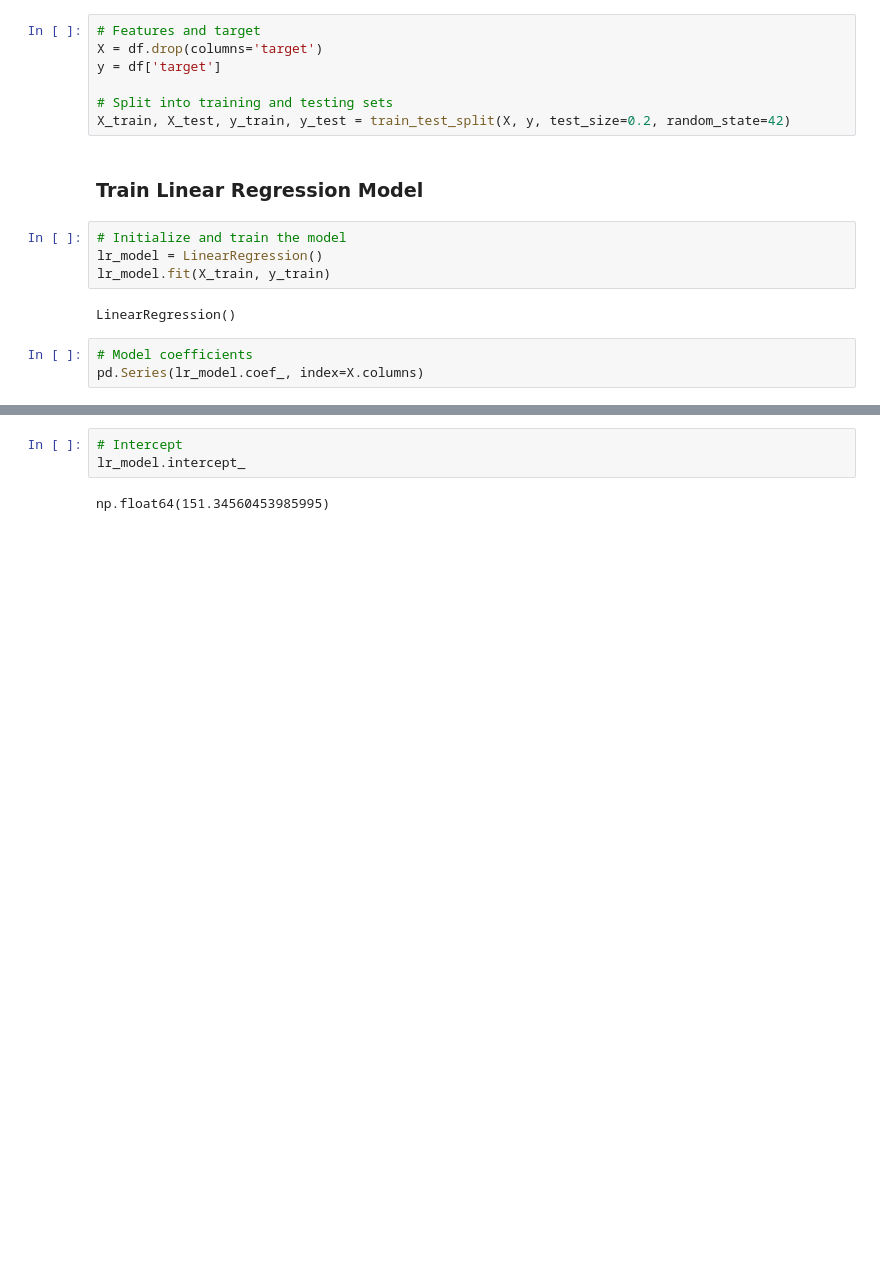
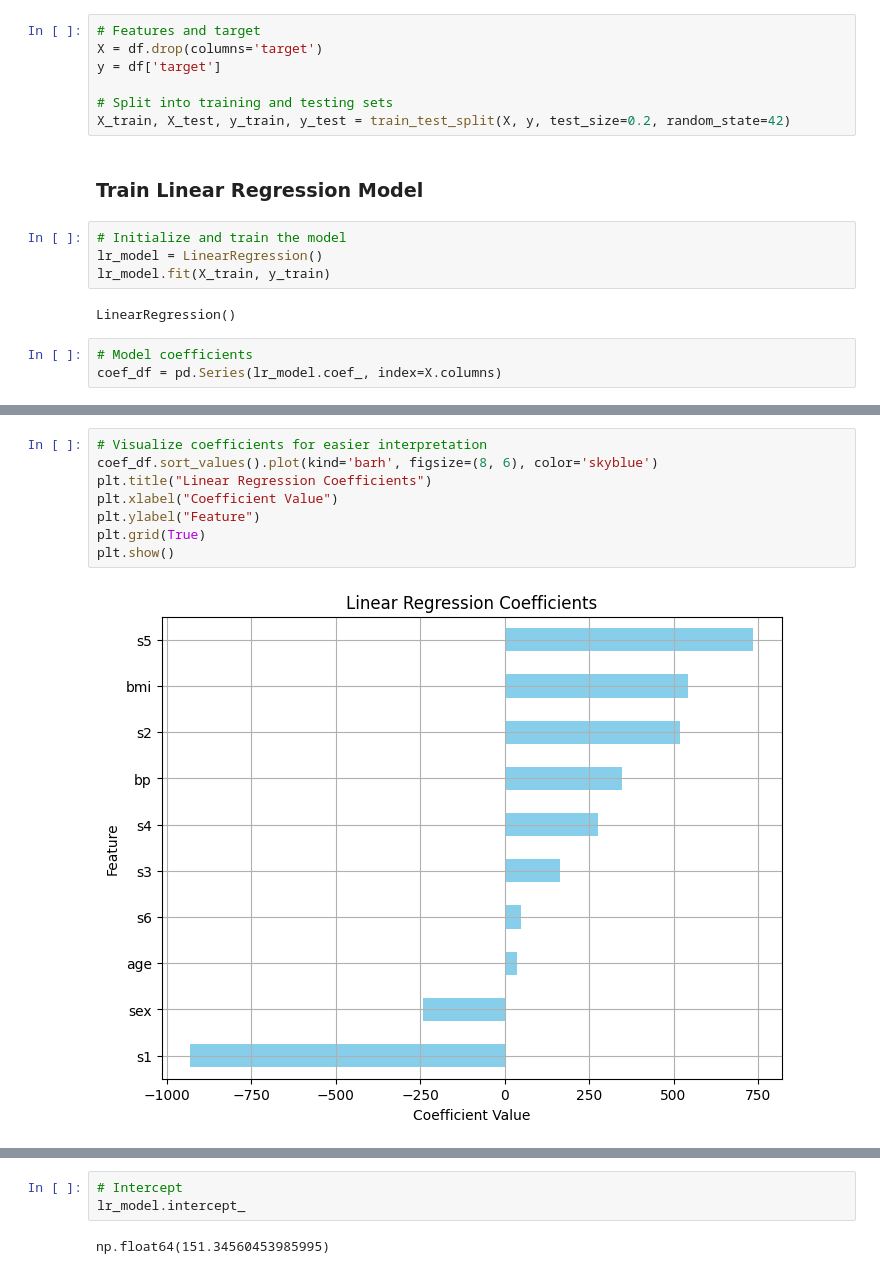
Before and after one commit to shreynayak19/machine-learning, a Jupyter notebook: Supervised Learning/01-linear-regression.ipynb, the cells around one changed output, grey strips where cells are left out. Cells and saved outputs as stored; diff of their text form; blank space fills up the shorter version.

Commit message:
Linear Regression

```diff
--- a/Supervised Learning/01-linear-regression.ipynb
+++ b/Supervised Learning/01-linear-regression.ipynb
@@ -137,4 +137,4 @@ lr_model.fit(X_train, y_train)
 LinearRegression()
 # %%
 # Model coefficients
-pd.Series(lr_model.coef_, index=X.columns)
+coef_df = pd.Series(lr_model.coef_, index=X.columns)
@@ -152,0 +161,10 @@ dtype: float64
+# %%
+# Visualize coefficients for easier interpretation
+coef_df.sort_values().plot(kind='barh', figsize=(8, 6), color='skyblue')
+plt.title("Linear Regression Coefficients")
+plt.xlabel("Coefficient Value")
+plt.ylabel("Feature")
+plt.grid(True)
+plt.show()
+# %% [output]
+[figure, added]
```
Also changed, not shown: parts of 57 cells of this notebook, 1 other file.
